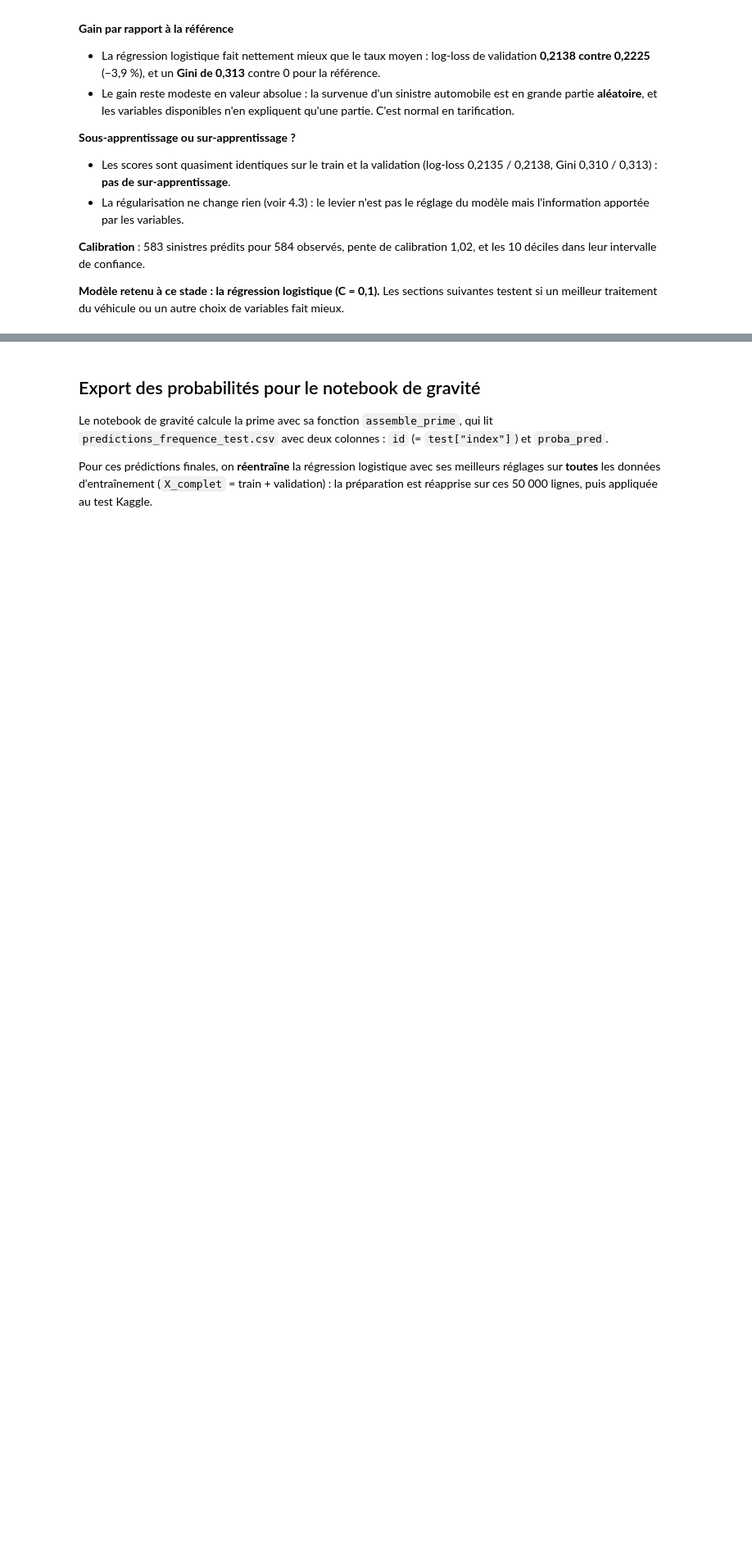
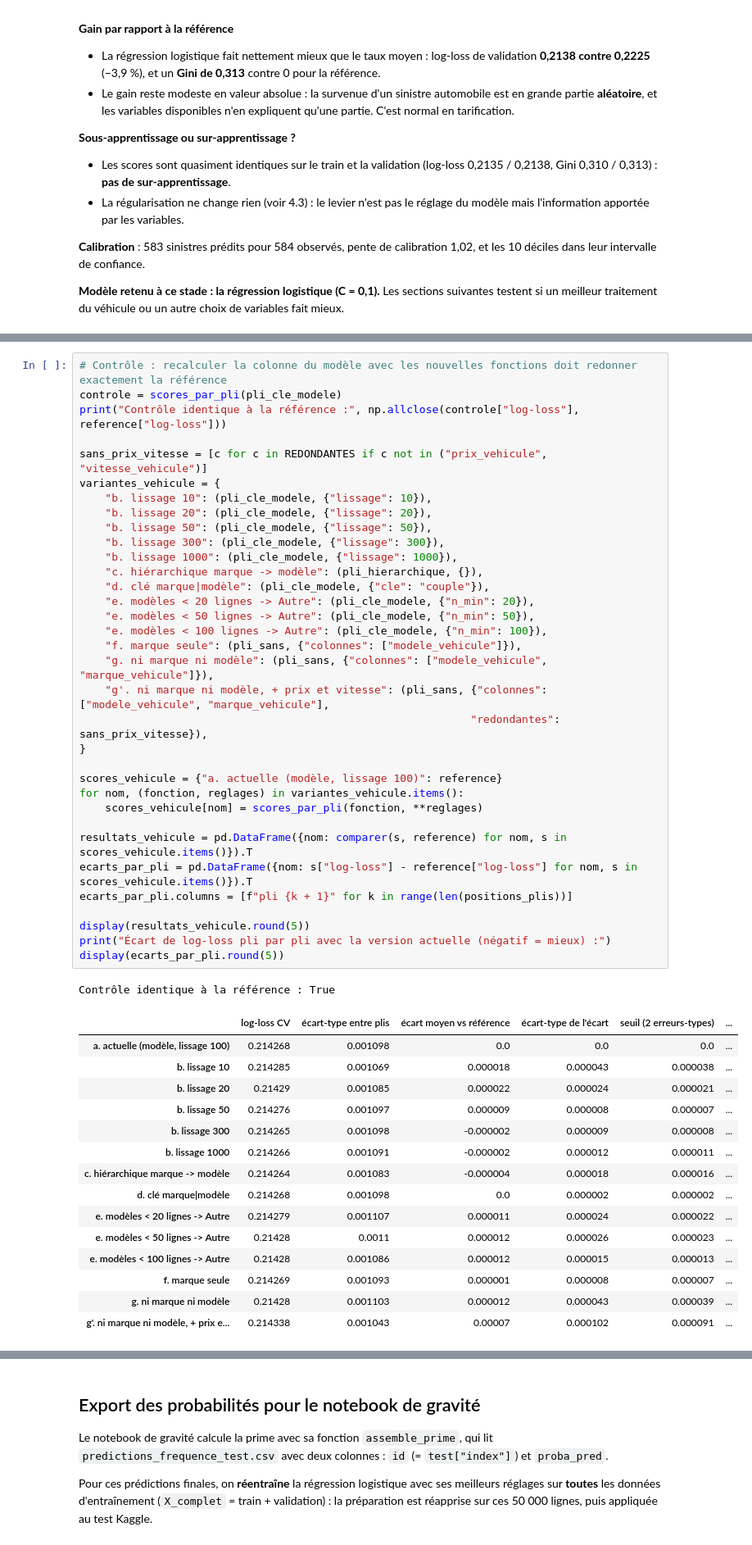
Before and after one commit to MaximilienCY/TD-Tarification-automobile-par-Machine-Learning, a Jupyter notebook: frequence_regression_logisitique.ipynb, the cells around one changed output, grey strips where cells are left out. Shown at 82% size. Saved outputs shown, nothing was run; the diff lists cells and outputs as text; blank space fills up the shorter version.

```diff
--- a/frequence_regression_logisitique.ipynb
+++ b/frequence_regression_logisitique.ipynb
@@ -1292,0 +1562,51 @@ Ce n'est qu'une hypothèse : on ne présente pas ce coefficient comme la preuve
+# %%
+# Contrôle : recalculer la colonne du modèle avec les nouvelles fonctions doit redonner exactement la référence
+controle = scores_par_pli(pli_cle_modele)
+print("Contrôle identique à la référence :", np.allclose(controle["log-loss"], reference["log-loss"]))
+
+sans_prix_vitesse = [c for c in REDONDANTES if c not in ("prix_vehicule", "vitesse_vehicule")]
+variantes_vehicule = {
+    "b. lissage 10": (pli_cle_modele, {"lissage": 10}),
+    "b. lissage 20": (pli_cle_modele, {"lissage": 20}),
+    "b. lissage 50": (pli_cle_modele, {"lissage": 50}),
+    "b. lissage 300": (pli_cle_modele, {"lissage": 300}),
+    "b. lissage 1000": (pli_cle_modele, {"lissage": 1000}),
+    "c. hiérarchique marque -> modèle": (pli_hierarchique, {}),
+    "d. clé marque|modèle": (pli_cle_modele, {"cle": "couple"}),
+    "e. modèles < 20 lignes -> Autre": (pli_cle_modele, {"n_min": 20}),
+    "e. modèles < 50 lignes -> Autre": (pli_cle_modele, {"n_min": 50}),
+    "e. modèles < 100 lignes -> Autre": (pli_cle_modele, {"n_min": 100}),
+    "f. marque seule": (pli_sans, {"colonnes": ["modele_vehicule"]}),
+    "g. ni marque ni modèle": (pli_sans, {"colonnes": ["modele_vehicule", "marque_vehicule"]}),
+    "g'. ni marque ni modèle, + prix et vitesse": (pli_sans, {"colonnes": ["modele_vehicule", "marque_vehicule"],
+                                                             "redondantes": sans_prix_vitesse}),
+}
+
+scores_vehicule = {"a. actuelle (modèle, lissage 100)": reference}
+for nom, (fonction, reglages) in variantes_vehicule.items():
+    scores_vehicule[nom] = scores_par_pli(fonction, **reglages)
+
+resultats_vehicule = pd.DataFrame({nom: comparer(s, reference) for nom, s in scores_vehicule.items()}).T
+ecarts_par_pli = pd.DataFrame({nom: s["log-loss"] - reference["log-loss"] for nom, s in scores_vehicule.items()}).T
+ecarts_par_pli.columns = [f"pli {k + 1}" for k in range(len(positions_plis))]
+
+display(resultats_vehicule.round(5))
+print("Écart de log-loss pli par pli avec la version actuelle (négatif = mieux) :")
+display(ecarts_par_pli.round(5))
+# %% [output]
+Contrôle identique à la référence : True
+|  | log-loss CV | écart-type entre plis | écart moyen vs référence | écart-type de l'écart | seuil (2 erreurs-types) | ... |
+| a. actuelle (modèle, lissage 100) | 0.214268 | 0.001098 | 0.0 | 0.0 | 0.0 | ... |
+| b. lissage 10 | 0.214285 | 0.001069 | 0.000018 | 0.000043 | 0.000038 | ... |
+| b. lissage 20 | 0.21429 | 0.001085 | 0.000022 | 0.000024 | 0.000021 | ... |
+| b. lissage 50 | 0.214276 | 0.001097 | 0.000009 | 0.000008 | 0.000007 | ... |
+| b. lissage 300 | 0.214265 | 0.001098 | -0.000002 | 0.000009 | 0.000008 | ... |
+| b. lissage 1000 | 0.214266 | 0.001091 | -0.000002 | 0.000012 | 0.000011 | ... |
+| c. hiérarchique marque -> modèle | 0.214264 | 0.001083 | -0.000004 | 0.000018 | 0.000016 | ... |
+| d. clé marque|modèle | 0.214268 | 0.001098 | 0.0 | 0.000002 | 0.000002 | ... |
+| e. modèles < 20 lignes -> Autre | 0.214279 | 0.001107 | 0.000011 | 0.000024 | 0.000022 | ... |
+| e. modèles < 50 lignes -> Autre | 0.21428 | 0.0011 | 0.000012 | 0.000026 | 0.000023 | ... |
+| e. modèles < 100 lignes -> Autre | 0.21428 | 0.001086 | 0.000012 | 0.000015 | 0.000013 | ... |
+| f. marque seule | 0.214269 | 0.001093 | 0.000001 | 0.000008 | 0.000007 | ... |
+| g. ni marque ni modèle | 0.21428 | 0.001103 | 0.000012 | 0.000043 | 0.000039 | ... |
+| g'. ni marque ni modèle, + prix e... | 0.214338 | 0.001043 | 0.00007 | 0.000102 | 0.000091 | ... |
```
Also changed, not shown: parts of 15 cells of this notebook.
